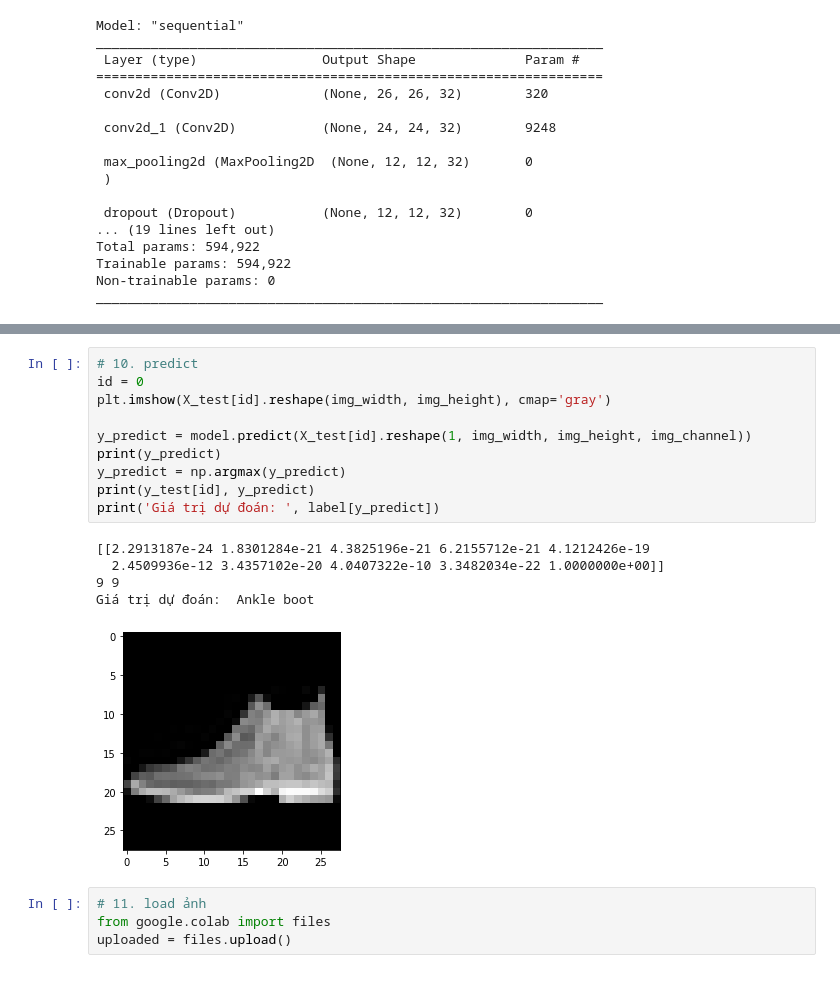
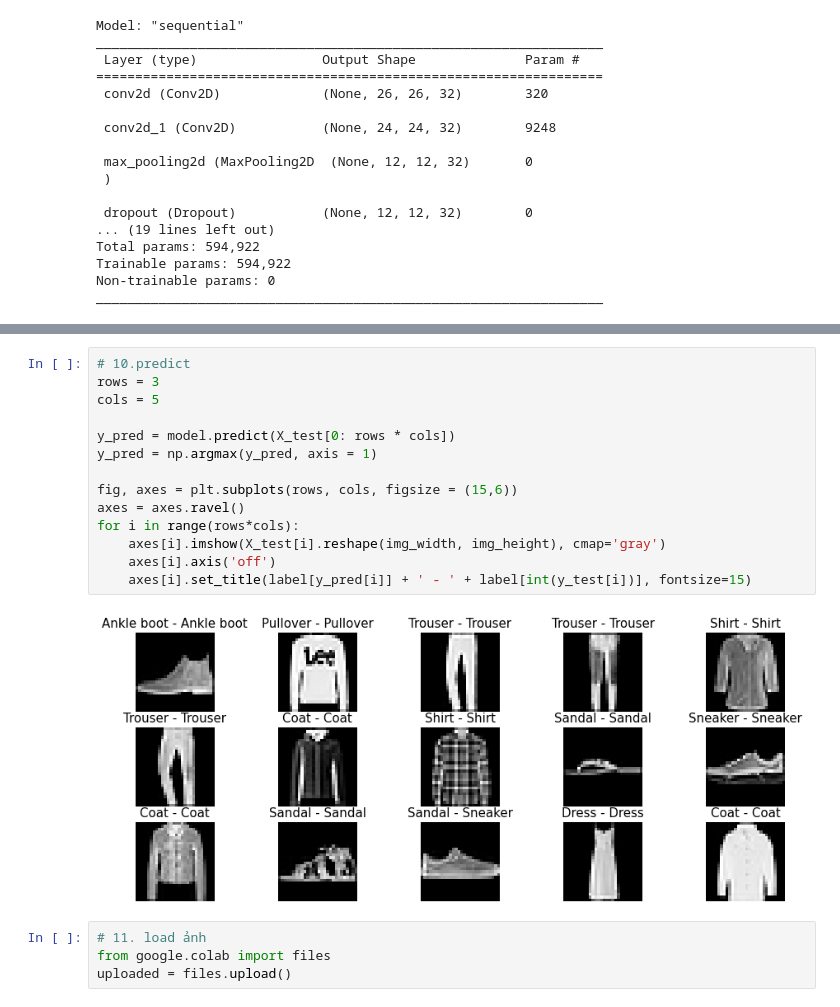
Before and after one commit to huynhspm/Basic_ML, a Jupyter notebook: Image Classification/Mnist_Fashion_Project.ipynb, the cells around one changed output, grey strips where cells are left out. Cells and saved outputs as stored; diff of their text form.

```diff
--- a/Image Classification/Mnist_Fashion_Project.ipynb
+++ b/Image Classification/Mnist_Fashion_Project.ipynb
@@ -172,19 +177,19 @@ Running time: 1.04 (s)
-# %%
-# 10. predict
-id = 0
-plt.imshow(X_test[id].reshape(img_width, img_height), cmap='gray')
-
-y_predict = model.predict(X_test[id].reshape(1, img_width, img_height, img_channel))
-print(y_predict)
-y_predict = np.argmax(y_predict)
-print(y_test[id], y_predict)
-print('Giá trị dự đoán: ', label[y_predict])
-# %% [output]
-[[2.2913187e-24 1.8301284e-21 4.3825196e-21 6.2155712e-21 4.1212426e-19
-  2.4509936e-12 3.4357102e-20 4.0407322e-10 3.3482034e-22 1.0000000e+00]]
-9 9
-Giá trị dự đoán:  Ankle boot
-[figure, removed]
+# %%
+# 10.predict
+rows = 3
+cols = 5
+
+y_pred = model.predict(X_test[0: rows * cols])
+y_pred = np.argmax(y_pred, axis = 1)
+
+fig, axes = plt.subplots(rows, cols, figsize = (15,6))
+axes = axes.ravel()
+for i in range(rows*cols):
+    axes[i].imshow(X_test[i].reshape(img_width, img_height), cmap='gray')
+    axes[i].axis('off')
+    axes[i].set_title(label[y_pred[i]] + ' - ' + label[int(y_test[i])], fontsize=15)
+# %% [output]
+[figure, added]
 # %%
 # 11. load ảnh
 from google.colab import files
```
Also changed, not shown: parts of 8 cells of this notebook.
